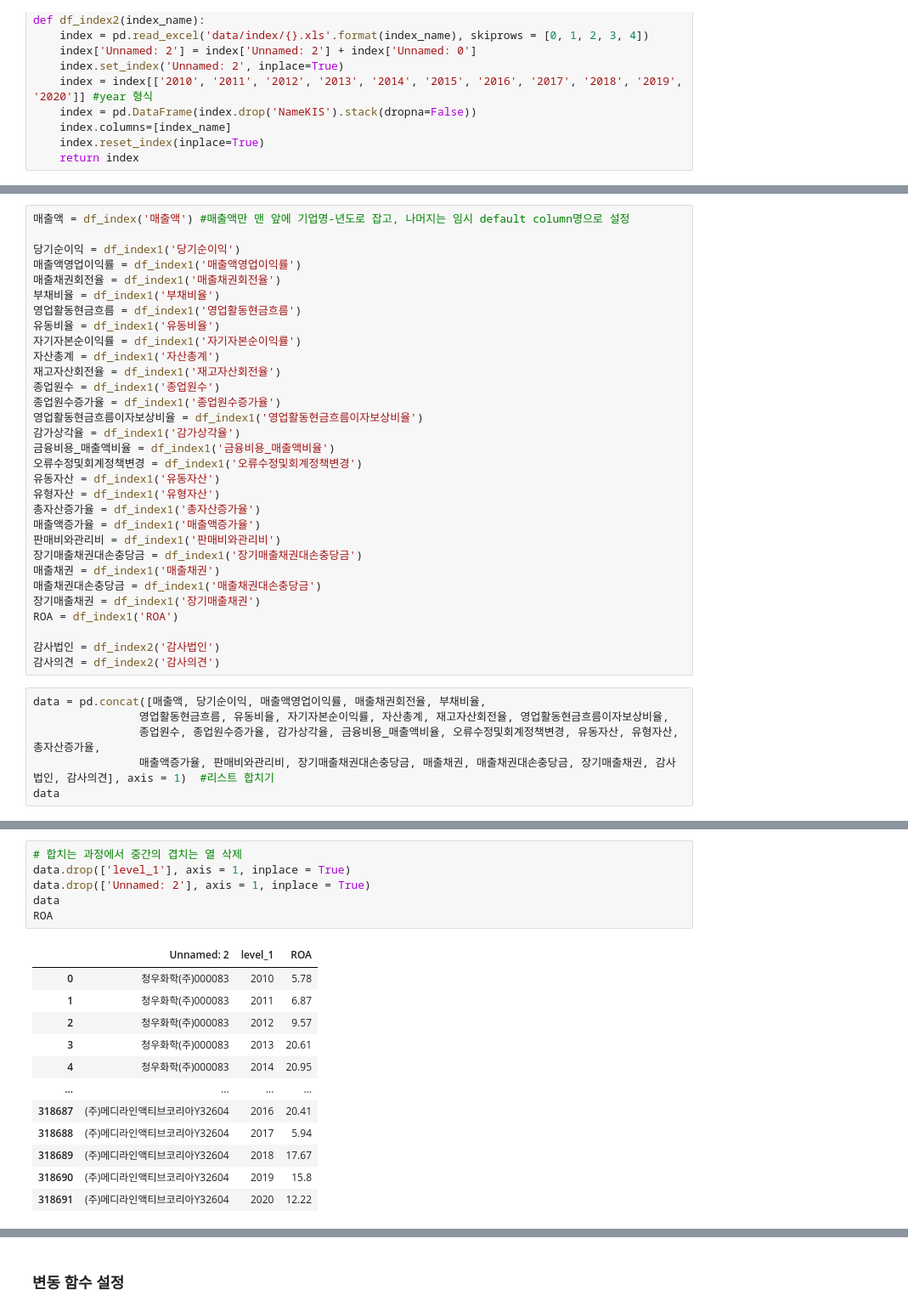
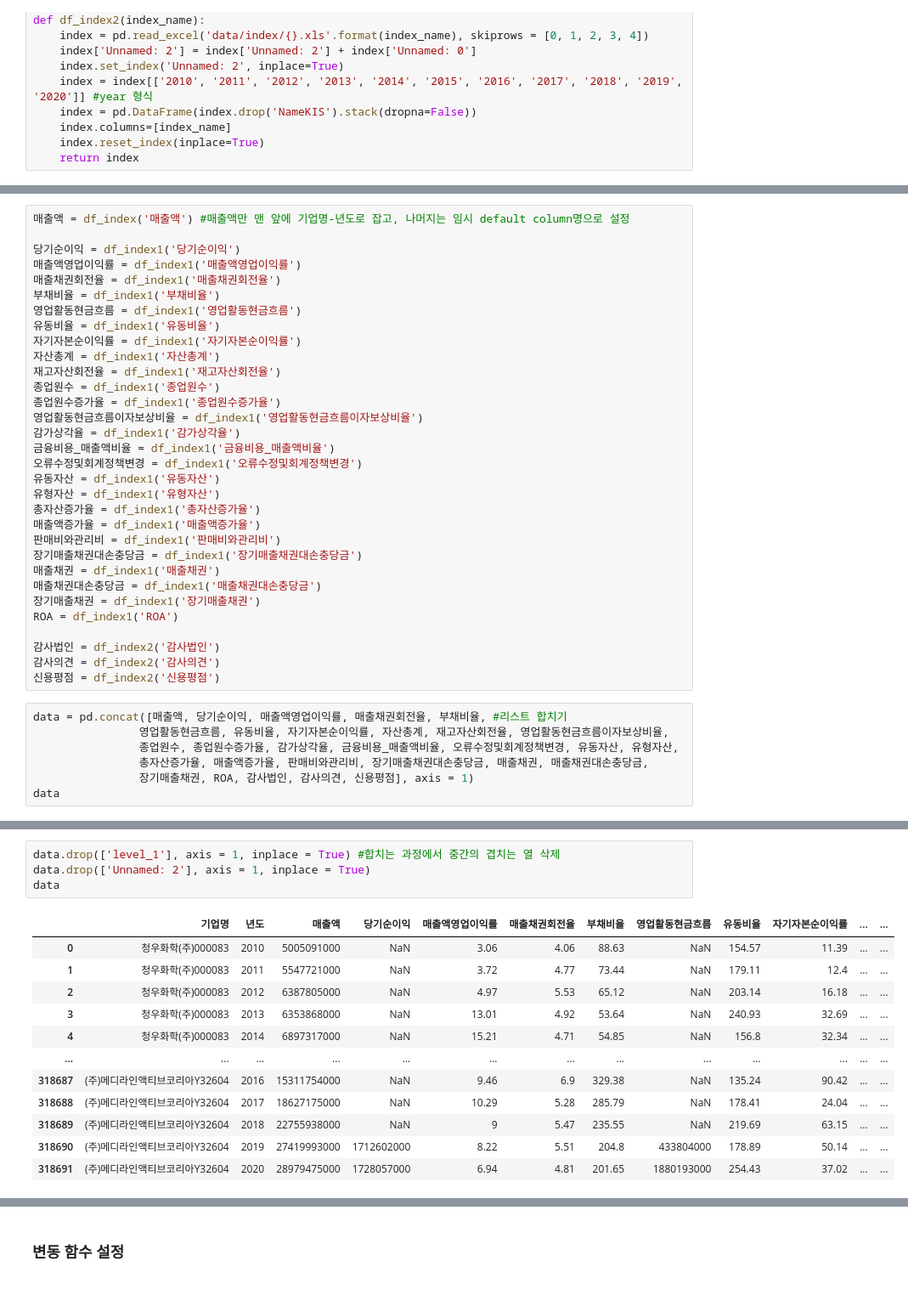
Before and after one commit to ajs7270/snu_bigdata21, a Jupyter notebook: 05_midterm/data_processing.ipynb, the cells around one changed output, grey strips where cells are left out. Shown: that part at 85% size. Saved outputs shown, nothing was run; the diff lists cells and outputs as text.

```diff
--- a/05_midterm/data_processing.ipynb
+++ b/05_midterm/data_processing.ipynb
@@ -81,11 +75,13 @@ ROA = df_index1('ROA')
 
 감사법인 = df_index2('감사법인')
 감사의견 = df_index2('감사의견')
+신용평점 = df_index2('신용평점')
 # %%
-data = pd.concat([매출액, 당기순이익, 매출액영업이익률, 매출채권회전율, 부채비율,
+data = pd.concat([매출액, 당기순이익, 매출액영업이익률, 매출채권회전율, 부채비율, #리스트 합치기
                 영업활동현금흐름, 유동비율, 자기자본순이익률, 자산총계, 재고자산회전율, 영업활동현금흐름이자보상비율,
-                종업원수, 종업원수증가율, 감가상각율, 금융비용_매출액비율, 오류수정및회계정책변경, 유동자산, 유형자산, 총자산증가율,
-                매출액증가율, 판매비와관리비, 장기매출채권대손충당금, 매출채권, 매출채권대손충당금, 장기매출채권, 감사법인, 감사의견], axis = 1)  #리스트 합치기
+                종업원수, 종업원수증가율, 감가상각율, 금융비용_매출액비율, 오류수정및회계정책변경, 유동자산, 유형자산,
+                총자산증가율, 매출액증가율, 판매비와관리비, 장기매출채권대손충당금, 매출채권, 매출채권대손충당금,
+                장기매출채권, ROA, 감사법인, 감사의견, 신용평점], axis = 1)
 data
 # %% [output]
 |  | 기업명 | 년도 | 매출액 | Unnamed: 2 | level_1 | 당기순이익 | Unnamed: 2 | level_1 | 매출액영업이익률 | Unnamed: 2 | ... |
@@ -104,19 +100,17 @@ data
 # %%
-# 합치는 과정에서 중간의 겹치는 열 삭제
-data.drop(['level_1'], axis = 1, inplace = True)
+data.drop(['level_1'], axis = 1, inplace = True) #합치는 과정에서 중간의 겹치는 열 삭제
 data.drop(['Unnamed: 2'], axis = 1, inplace = True)
 data
-ROA
 # %% [output]
-|  | Unnamed: 2 | level_1 | ROA |
-| 0 | 청우화학(주)000083 | 2010 | 5.78 |
-| 1 | 청우화학(주)000083 | 2011 | 6.87 |
-| 2 | 청우화학(주)000083 | 2012 | 9.57 |
-| 3 | 청우화학(주)000083 | 2013 | 20.61 |
-| 4 | 청우화학(주)000083 | 2014 | 20.95 |
-| ... | ... | ... | ... |
-| 318687 | (주)메디라인액티브코리아Y32604 | 2016 | 20.41 |
-| 318688 | (주)메디라인액티브코리아Y32604 | 2017 | 5.94 |
-| 318689 | (주)메디라인액티브코리아Y32604 | 2018 | 17.67 |
-| 318690 | (주)메디라인액티브코리아Y32604 | 2019 | 15.8 |
-| 318691 | (주)메디라인액티브코리아Y32604 | 2020 | 12.22 |
+|  | 기업명 | 년도 | 매출액 | 당기순이익 | 매출액영업이익률 | 매출채권회전율 | 부채비율 | 영업활동현금흐름 | 유동비율 | 자기자본순이익률 | ... | ... |
+| 0 | 청우화학(주)000083 | 2010 | 5005091000 | NaN | 3.06 | 4.06 | 88.63 | NaN | 154.57 | 11.39 | ... | ... |
+| 1 | 청우화학(주)000083 | 2011 | 5547721000 | NaN | 3.72 | 4.77 | 73.44 | NaN | 179.11 | 12.4 | ... | ... |
+| 2 | 청우화학(주)000083 | 2012 | 6387805000 | NaN | 4.97 | 5.53 | 65.12 | NaN | 203.14 | 16.18 | ... | ... |
+| 3 | 청우화학(주)000083 | 2013 | 6353868000 | NaN | 13.01 | 4.92 | 53.64 | NaN | 240.93 | 32.69 | ... | ... |
+| 4 | 청우화학(주)000083 | 2014 | 6897317000 | NaN | 15.21 | 4.71 | 54.85 | NaN | 156.8 | 32.34 | ... | ... |
+| ... | ... | ... | ... | ... | ... | ... | ... | ... | ... | ... | ... | ... |
+| 318687 | (주)메디라인액티브코리아Y32604 | 2016 | 15311754000 | NaN | 9.46 | 6.9 | 329.38 | NaN | 135.24 | 90.42 | ... | ... |
+| 318688 | (주)메디라인액티브코리아Y32604 | 2017 | 18627175000 | NaN | 10.29 | 5.28 | 285.79 | NaN | 178.41 | 24.04 | ... | ... |
+| 318689 | (주)메디라인액티브코리아Y32604 | 2018 | 22755938000 | NaN | 9 | 5.47 | 235.55 | NaN | 219.69 | 63.15 | ... | ... |
+| 318690 | (주)메디라인액티브코리아Y32604 | 2019 | 27419993000 | 1712602000 | 8.22 | 5.51 | 204.8 | 433804000 | 178.89 | 50.14 | ... | ... |
+| 318691 | (주)메디라인액티브코리아Y32604 | 2020 | 28979475000 | 1728057000 | 6.94 | 4.81 | 201.65 | 1880193000 | 254.43 | 37.02 | ... | ... |
```
Also changed, not shown: parts of 64 cells of this notebook.
